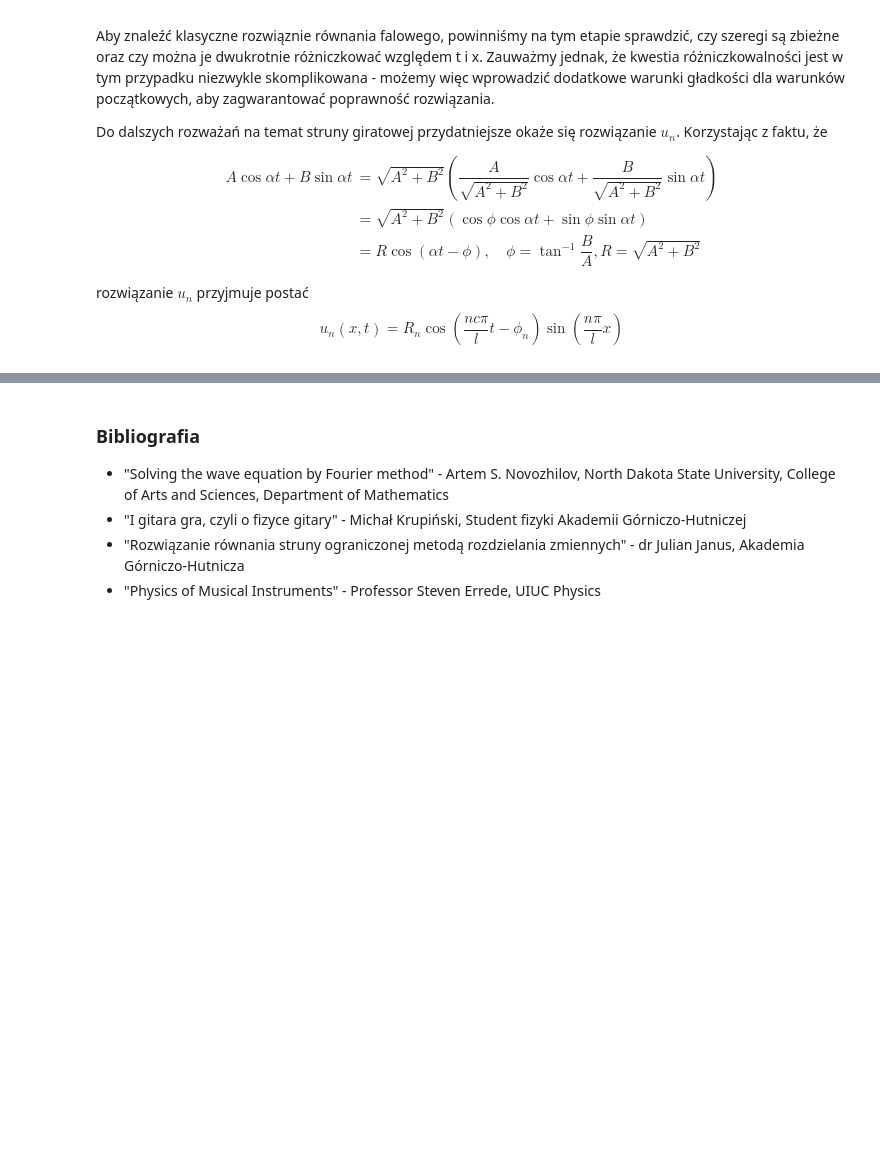
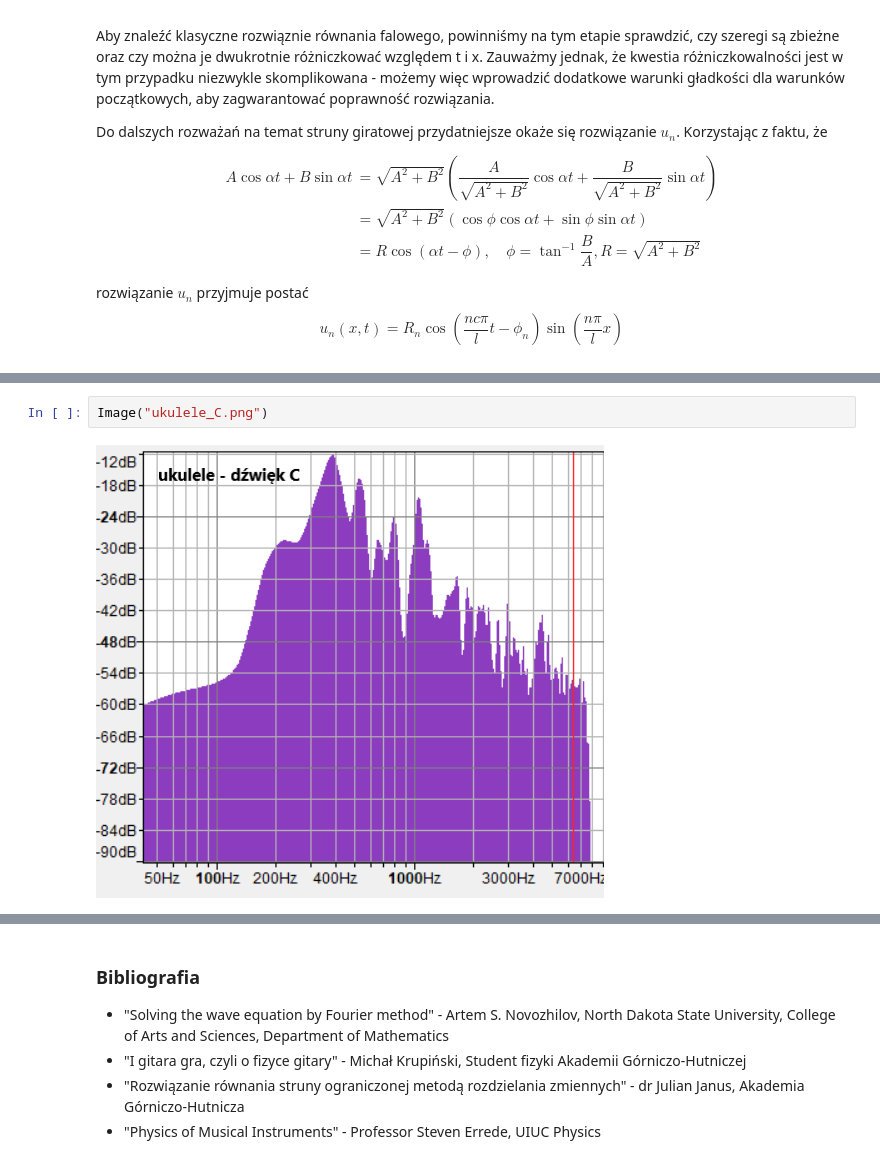
Before and after one commit to MagdalenaRys/ODE_project_WaveEquation, a Jupyter notebook: wave_equation_project.ipynb, the cells around one changed output, grey strips where cells are left out. Cells and saved outputs as stored; diff of their text form; blank space fills up the shorter version.

```diff
--- a/wave_equation_project.ipynb
+++ b/wave_equation_project.ipynb
@@ -185,3 +196,7 @@ barwę brzmienia gitary. Analiza tych częstotliwości umożliwia również odpo
+# %%
+Image("ukulele_C.png")
+# %% [output]
+[figure, added]
 # %% [markdown]
 ### Fala prosta - wydobywanie dźwięków
 
```
Also changed, not shown: parts of 4 cells of this notebook, 3 other files.
